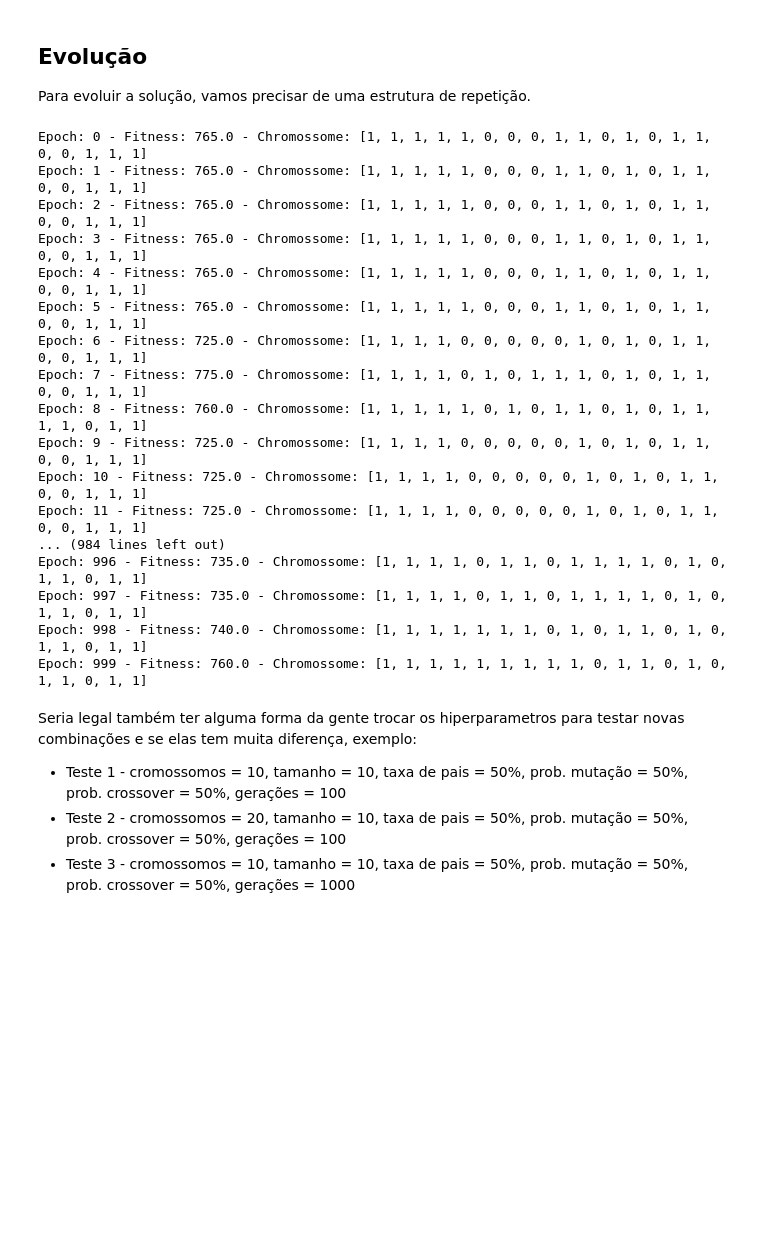
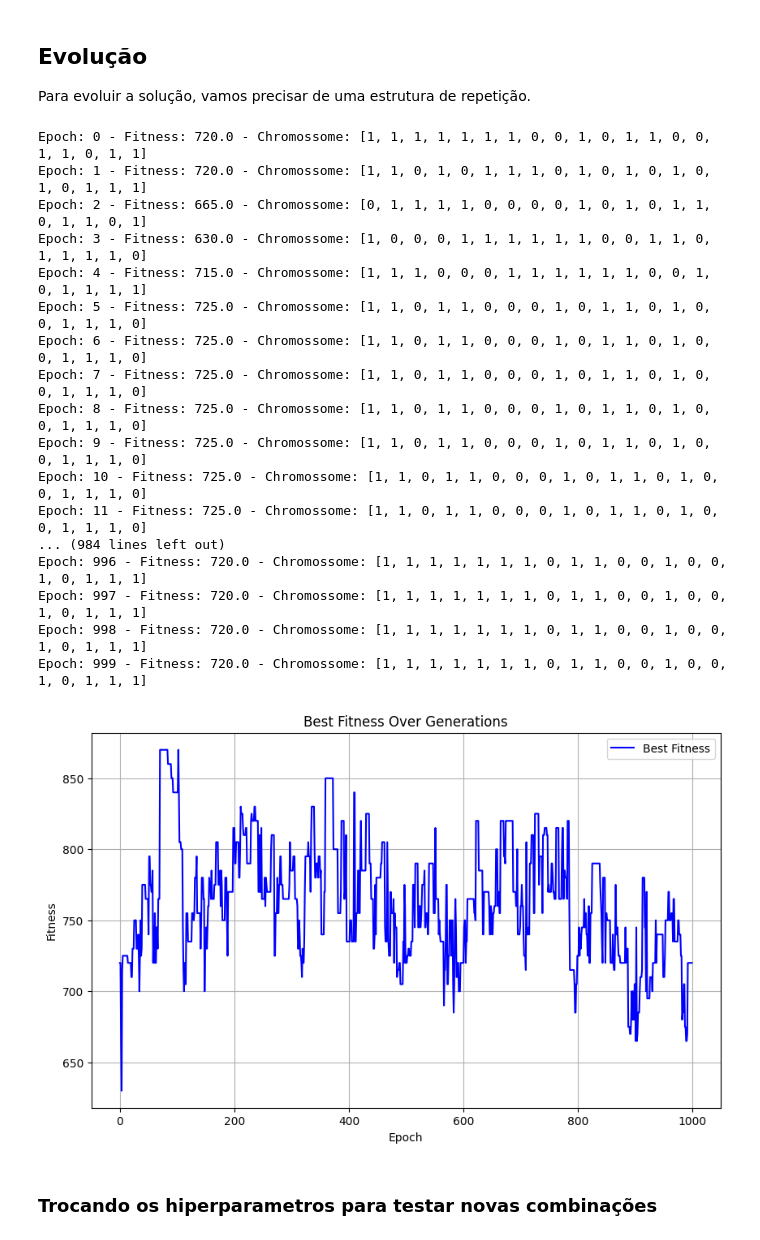
Before and after one commit to TiFalcom/ml-knapsack-problem, a Jupyter notebook: notebooks/knapsack-problem.ipynb, the cells around one changed output. Saved outputs shown, nothing was run; the diff lists cells and outputs as text; code cells hidden in the pictures; blank space fills up the shorter version.

Commit message:
Trocando os hiperparametros para testar novas combinações

```diff
--- a/notebooks/knapsack-problem.ipynb
+++ b/notebooks/knapsack-problem.ipynb
@@ -258,30 +260,27 @@ def evolve(epochs, chromosomes_len, fathers_next_gen, mutation_prob, crossover_p
     for epoch in range(epochs):
         data_log.append(log_data(epoch, chromosomes, fathers_next_gen, mutation_prob, crossover_prob, random_state))
         chromosomes = select(chromosomes, fathers_next_gen, mutation_prob, crossover_prob, random_state)
+
+    return data_log
 # %%
 # Depois de um tempo ele ta parando de mudar, precisa entender o pq
 # Ele ta evoluindo ao contrário, entender o pq tbm
-evolve(1000, 50, 25, 0.05, 0.05)
+data_log = evolve(1000, 50, 25, 0.05, 0.05)
 # %% [output]
-Epoch: 0 - Fitness: 765.0 - Chromossome: [1, 1, 1, 1, 1, 0, 0, 0, 1, 1, 0, 1, 0, 1, 1, 0, 0, 1, 1, 1]
-Epoch: 1 - Fitness: 765.0 - Chromossome: [1, 1, 1, 1, 1, 0, 0, 0, 1, 1, 0, 1, 0, 1, 1, 0, 0, 1, 1, 1]
-Epoch: 2 - Fitness: 765.0 - Chromossome: [1, 1, 1, 1, 1, 0, 0, 0, 1, 1, 0, 1, 0, 1, 1, 0, 0, 1, 1, 1]
-Epoch: 3 - Fitness: 765.0 - Chromossome: [1, 1, 1, 1, 1, 0, 0, 0, 1, 1, 0, 1, 0, 1, 1, 0, 0, 1, 1, 1]
-Epoch: 4 - Fitness: 765.0 - Chromossome: [1, 1, 1, 1, 1, 0, 0, 0, 1, 1, 0, 1, 0, 1, 1, 0, 0, 1, 1, 1]
-Epoch: 5 - Fitness: 765.0 - Chromossome: [1, 1, 1, 1, 1, 0, 0, 0, 1, 1, 0, 1, 0, 1, 1, 0, 0, 1, 1, 1]
-Epoch: 6 - Fitness: 725.0 - Chromossome: [1, 1, 1, 1, 0, 0, 0, 0, 0, 1, 0, 1, 0, 1, 1, 0, 0, 1, 1, 1]
-Epoch: 7 - Fitness: 775.0 - Chromossome: [1, 1, 1, 1, 0, 1, 0, 1, 1, 1, 0, 1, 0, 1, 1, 0, 0, 1, 1, 1]
-Epoch: 8 - Fitness: 760.0 - Chromossome: [1, 1, 1, 1, 1, 0, 1, 0, 1, 1, 0, 1, 0, 1, 1, 1, 1, 0, 1, 1]
-Epoch: 9 - Fitness: 725.0 - Chromossome: [1, 1, 1, 1, 0, 0, 0, 0, 0, 1, 0, 1, 0, 1, 1, 0, 0, 1, 1, 1]
-Epoch: 10 - Fitness: 725.0 - Chromossome: [1, 1, 1, 1, 0, 0, 0, 0, 0, 1, 0, 1, 0, 1, 1, 0, 0, 1, 1, 1]
-Epoch: 11 - Fitness: 725.0 - Chromossome: [1, 1, 1, 1, 0, 0, 0, 0, 0, 1, 0, 1, 0, 1, 1, 0, 0, 1, 1, 1]
+Epoch: 0 - Fitness: 720.0 - Chromossome: [1, 1, 1, 1, 1, 1, 1, 0, 0, 1, 0, 1, 1, 0, 0, 1, 1, 0, 1, 1]
+Epoch: 1 - Fitness: 720.0 - Chromossome: [1, 1, 0, 1, 0, 1, 1, 1, 0, 1, 0, 1, 0, 1, 0, 1, 0, 1, 1, 1]
+Epoch: 2 - Fitness: 665.0 - Chromossome: [0, 1, 1, 1, 1, 0, 0, 0, 0, 1, 0, 1, 0, 1, 1, 0, 1, 1, 0, 1]
+Epoch: 3 - Fitness: 630.0 - Chromossome: [1, 0, 0, 0, 1, 1, 1, 1, 1, 1, 0, 0, 1, 1, 0, 1, 1, 1, 1, 0]
+Epoch: 4 - Fitness: 715.0 - Chromossome: [1, 1, 1, 0, 0, 0, 1, 1, 1, 1, 1, 1, 0, 0, 1, 0, 1, 1, 1, 1]
+Epoch: 5 - Fitness: 725.0 - Chromossome: [1, 1, 0, 1, 1, 0, 0, 0, 1, 0, 1, 1, 0, 1, 0, 0, 1, 1, 1, 0]
+Epoch: 6 - Fitness: 725.0 - Chromossome: [1, 1, 0, 1, 1, 0, 0, 0, 1, 0, 1, 1, 0, 1, 0, 0, 1, 1, 1, 0]
+Epoch: 7 - Fitness: 725.0 - Chromossome: [1, 1, 0, 1, 1, 0, 0, 0, 1, 0, 1, 1, 0, 1, 0, 0, 1, 1, 1, 0]
+Epoch: 8 - Fitness: 725.0 - Chromossome: [1, 1, 0, 1, 1, 0, 0, 0, 1, 0, 1, 1, 0, 1, 0, 0, 1, 1, 1, 0]
+Epoch: 9 - Fitness: 725.0 - Chromossome: [1, 1, 0, 1, 1, 0, 0, 0, 1, 0, 1, 1, 0, 1, 0, 0, 1, 1, 1, 0]
+Epoch: 10 - Fitness: 725.0 - Chromossome: [1, 1, 0, 1, 1, 0, 0, 0, 1, 0, 1, 1, 0, 1, 0, 0, 1, 1, 1, 0]
+Epoch: 11 - Fitness: 725.0 - Chromossome: [1, 1, 0, 1, 1, 0, 0, 0, 1, 0, 1, 1, 0, 1, 0, 0, 1, 1, 1, 0]
 ... (984 lines left out)
-Epoch: 996 - Fitness: 735.0 - Chromossome: [1, 1, 1, 1, 0, 1, 1, 0, 1, 1, 1, 1, 0, 1, 0, 1, 1, 0, 1, 1]
-Epoch: 997 - Fitness: 735.0 - Chromossome: [1, 1, 1, 1, 0, 1, 1, 0, 1, 1, 1, 1, 0, 1, 0, 1, 1, 0, 1, 1]
-Epoch: 998 - Fitness: 740.0 - Chromossome: [1, 1, 1, 1, 1, 1, 1, 0, 1, 0, 1, 1, 0, 1, 0, 1, 1, 0, 1, 1]
-Epoch: 999 - Fitness: 760.0 - Chromossome: [1, 1, 1, 1, 1, 1, 1, 1, 1, 0, 1, 1, 0, 1, 0, 1, 1, 0, 1, 1]
+Epoch: 996 - Fitness: 720.0 - Chromossome: [1, 1, 1, 1, 1, 1, 1, 0, 1, 1, 0, 0, 1, 0, 0, 1, 0, 1, 1, 1]
+Epoch: 997 - Fitness: 720.0 - Chromossome: [1, 1, 1, 1, 1, 1, 1, 0, 1, 1, 0, 0, 1, 0, 0, 1, 0, 1, 1, 1]
+Epoch: 998 - Fitness: 720.0 - Chromossome: [1, 1, 1, 1, 1, 1, 1, 0, 1, 1, 0, 0, 1, 0, 0, 1, 0, 1, 1, 1]
+Epoch: 999 - Fitness: 720.0 - Chromossome: [1, 1, 1, 1, 1, 1, 1, 0, 1, 1, 0, 0, 1, 0, 0, 1, 0, 1, 1, 1]
-# %% [markdown]
-Seria legal também ter alguma forma da gente trocar os hiperparametros para testar novas combinações e se elas tem muita diferença, exemplo:
-- Teste 1 - cromossomos = 10, tamanho = 10, taxa de pais = 50%, prob. mutação = 50%, prob. crossover = 50%, gerações = 100
-- Teste 2 - cromossomos = 20, tamanho = 10, taxa de pais = 50%, prob. mutação = 50%, prob. crossover = 50%, gerações = 100
-- Teste 3 - cromossomos = 10, tamanho = 10, taxa de pais = 50%, prob. mutação = 50%, prob. crossover = 50%, gerações = 1000
@@ -290,0 +287,17 @@ def tune_hyperparams():
+# %%
+# DataFrame com os dados coletados
+columns = ["Epoch", "Best_Fitness", "Best_Chromosome", "Population_Size", "Fathers_Next_Gen", "Mutation_Prob", "Crossover_Prob", "Random_State"]
+df = pd.DataFrame(data_log, columns=columns)
+# %%
+plt.figure(figsize=(10, 6))
+plt.plot(df["Epoch"], df["Best_Fitness"], label="Best Fitness", color="blue")
+plt.xlabel("Epoch")
+plt.ylabel("Fitness")
+plt.title("Best Fitness Over Generations")
+plt.legend()
+plt.grid()
+plt.show()
+# %% [output]
+[figure, added]
+# %% [markdown]
+### Trocando os hiperparametros para testar novas combinações
```
Also changed, not shown: parts of 9 cells of this notebook.
